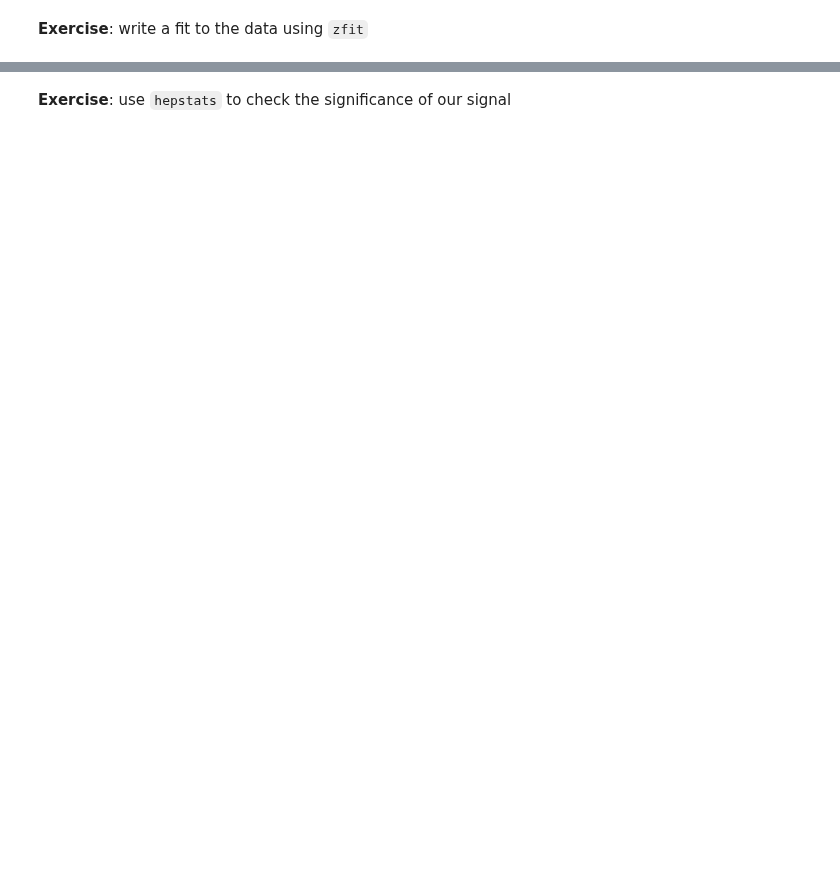
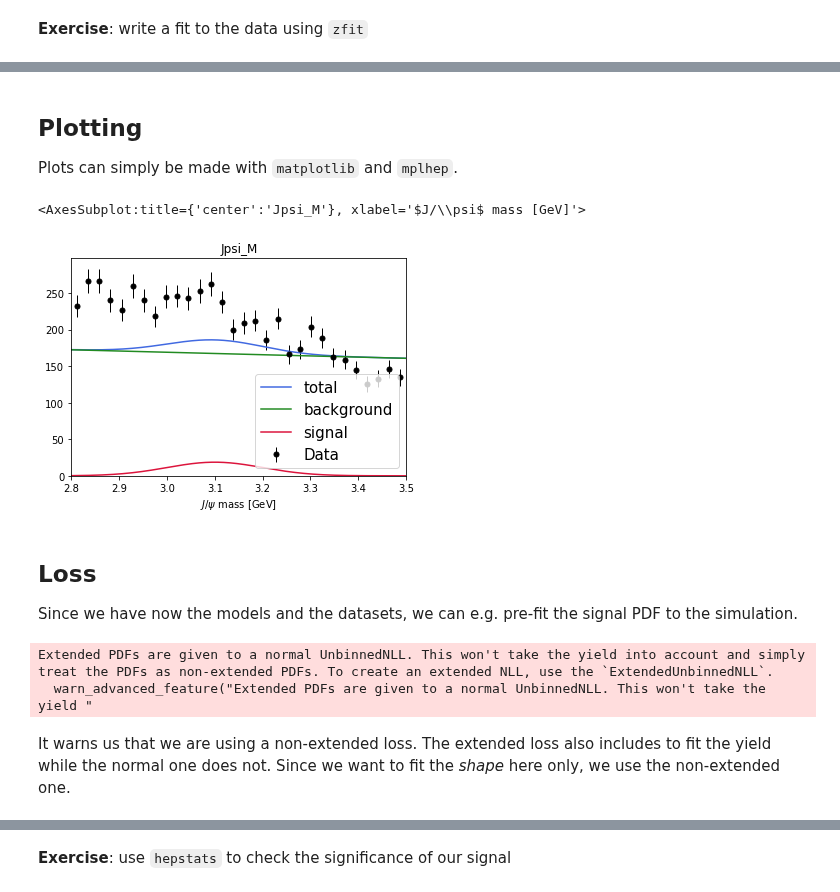
Before and after one commit to hsf-training/analysis-essentials, a Jupyter notebook: advanced-python/9Inference.ipynb, the cells around one changed output, grey strips where cells are left out. Drawn from its saved outputs; the diff is of its cells as text; code cells hidden in the pictures; blank space fills up the shorter version.

```diff
--- a/advanced-python/9Inference.ipynb
+++ b/advanced-python/9Inference.ipynb
@@ -34,0 +69,58 @@ import hepstats
+# %%
+bkg_pdf = zfit.pdf.Exponential(lambd, obs=obs)
+bkg_pdf.set_yield(bkg_yield)
+# %%
+sig_pdf = zfit.pdf.Gauss(obs=obs, mu=mu, sigma=sigma)
+sig_pdf.set_yield(sig_yield)
+# %%
+model = zfit.pdf.SumPDF([bkg_pdf, sig_pdf])
+# %% [markdown]
+## Plotting
+
+Plots can simply be made with `matplotlib` and `mplhep`.
+# %%
+def plot_fit(model, data, nbins=30, ax=None):
+    # The function will be reused.
+    if ax is None:
+        ax = plt.gca()
+
+
+    lower, upper = data.data_range.limit1d
+
+    # Creates and histogram of the data and plots it with mplhep.
+    counts, bin_edges = np.histogram(data.unstack_x(), bins=nbins)
+    mplhep.histplot(counts, bins=bin_edges, histtype="errorbar", yerr=True,
+                    label="Data", ax=ax, color="black")
+
+    binwidth = np.diff(bin_edges)[0]
+    x = tf.linspace(lower, upper, num=1000)  # or np.linspace
+
+    # Line plots of the total pdf and the sub-pdfs.
+    y = model.ext_pdf(x) * binwidth
+    ax.plot(x, y, label="total", color="royalblue")
+    for m, l, c in zip(model.get_models(), ["background", "signal"], ["forestgreen", "crimson"]):
+        ym = m.ext_pdf(x) * binwidth
+        ax.plot(x, ym, label=l, color=c)
+
+    plt.xlabel('$J/\\psi$ mass [GeV]')
+    ax.set_title(data.data_range.obs[0])
+    ax.set_xlim(lower, upper)
+    ax.legend(fontsize=15)
+
+    return ax
+# %%
+plot_fit(model, data)  # before the fit
+# %% [output]
+<AxesSubplot:title={'center':'Jpsi_M'}, xlabel='$J/\\psi$ mass [GeV]'>
+[figure, added]
+# %% [markdown]
+## Loss
+
+Since we have now the models and the datasets, we can e.g. pre-fit the signal PDF to the simulation.
+# %%
+sig_nll = zfit.loss.UnbinnedNLL(sig_pdf, mc)
+# %% [output]
+Extended PDFs are given to a normal UnbinnedNLL. This won't take the yield into account and simply treat the PDFs as non-extended PDFs. To create an extended NLL, use the `ExtendedUnbinnedNLL`.
+  warn_advanced_feature("Extended PDFs are given to a normal UnbinnedNLL. This won't take the yield "
+# %% [markdown]
+It warns us that we are using a non-extended loss. The extended loss also includes to fit the yield while the normal one does not. Since we want to fit the _shape_ here only, we use the non-extended one.
```
Also changed, not shown: parts of 21 cells of this notebook.
